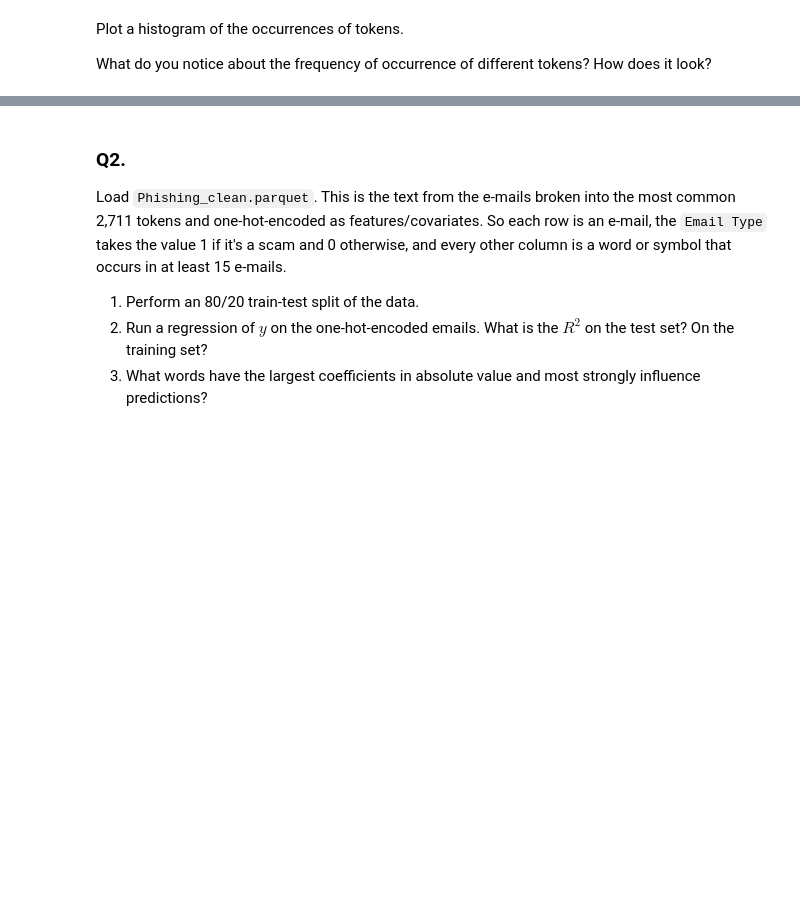
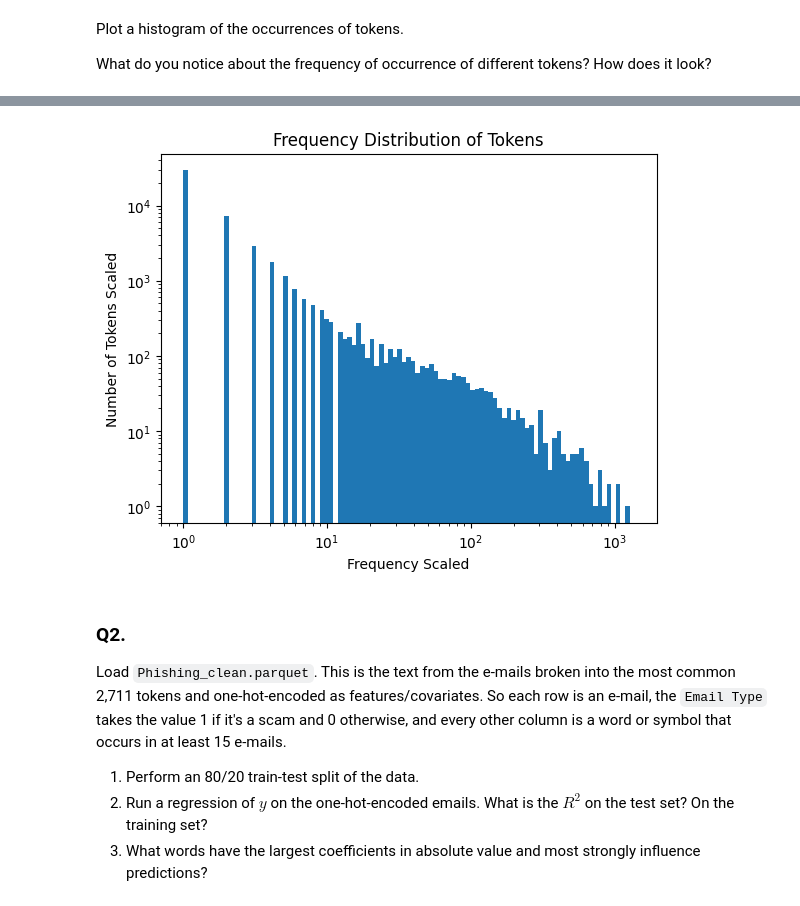
Before and after one commit to eaa3ug/pca_assignment, a Jupyter notebook: assignment.ipynb, the cells around one changed output, grey strips where cells are left out. Saved outputs shown, nothing was run; the diff lists cells and outputs as text; code cells hidden in the pictures; blank space fills up the shorter version.

```diff
--- a/assignment.ipynb
+++ b/assignment.ipynb
@@ -26,0 +30,3 @@ import matplotlib.pyplot as plt
+# %%
+dfrequency = pd.DataFrame(token_freq, columns = ['Token', 'Frequency'])
+dfrequency.head()
@@ -27,3 +40,15 @@ import matplotlib.pyplot as plt
+# %%
+frequency = dfrequency['Frequency'].values
+bins = np.logspace(np.log10(frequency.min()), np.log10(frequency.max()), 100)
+plt.hist(frequency, bins)
+plt.xscale('log')
+plt.yscale('log')
+plt.xlabel('Frequency Scaled')
+plt.ylabel('Number of Tokens Scaled')
+plt.title('Frequency Distribution of Tokens')
+plt.show()
+# %% [output]
+[figure, added]
 # %% [markdown]
 ### Q2.
 
```
Also changed, not shown: parts of 5 cells of this notebook.
